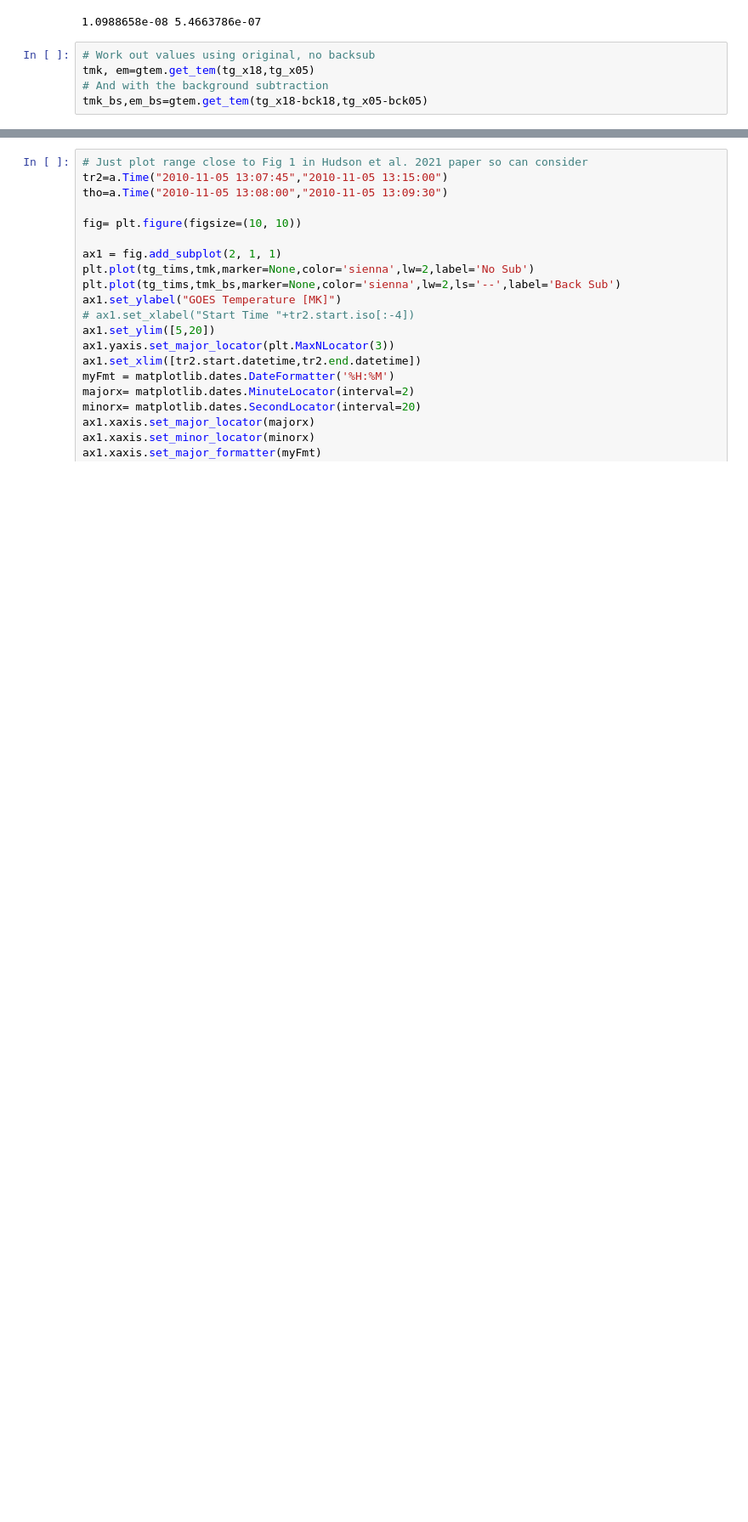
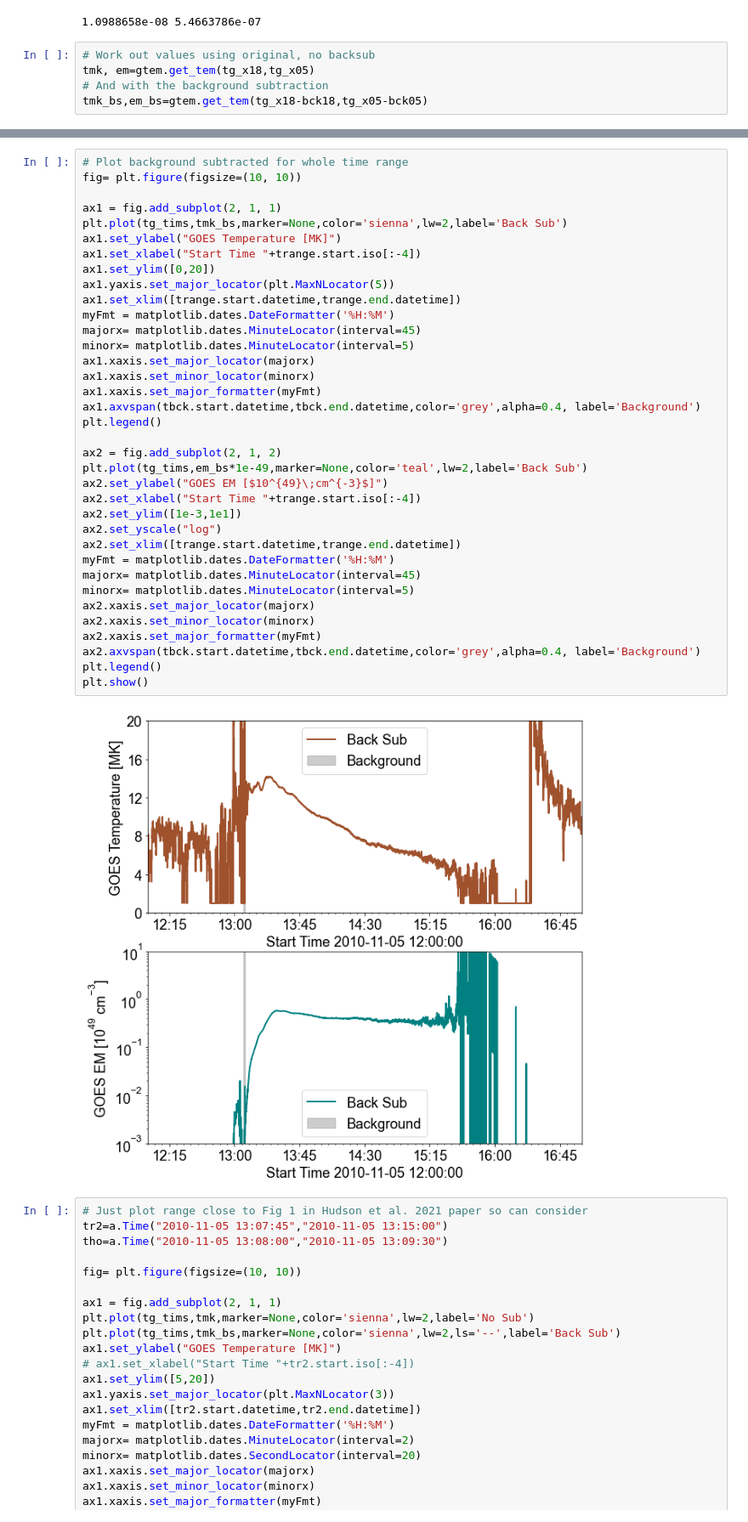
Before and after one commit to ianan/xrs_example, a Jupyter notebook: xrs15_tem_example.ipynb, the cells around one changed output, grey strips where cells are left out. Shown at 85% size. Saved outputs shown, nothing was run; the diff lists cells and outputs as text; blank space fills up the shorter version.

```diff
--- a/xrs15_tem_example.ipynb
+++ b/xrs15_tem_example.ipynb
@@ -140,3 +140,41 @@ plt.show()
+# %%
+# Plot background subtracted for whole time range
+fig= plt.figure(figsize=(10, 10))
+
+ax1 = fig.add_subplot(2, 1, 1)
+plt.plot(tg_tims,tmk_bs,marker=None,color='sienna',lw=2,label='Back Sub')
+ax1.set_ylabel("GOES Temperature [MK]")
+ax1.set_xlabel("Start Time "+trange.start.iso[:-4])
+ax1.set_ylim([0,20])
+ax1.yaxis.set_major_locator(plt.MaxNLocator(5))
+ax1.set_xlim([trange.start.datetime,trange.end.datetime])
+myFmt = matplotlib.dates.DateFormatter('%H:%M')
+majorx= matplotlib.dates.MinuteLocator(interval=45)
+minorx= matplotlib.dates.MinuteLocator(interval=5)
+ax1.xaxis.set_major_locator(majorx)
+ax1.xaxis.set_minor_locator(minorx)
+ax1.xaxis.set_major_formatter(myFmt)
+ax1.axvspan(tbck.start.datetime,tbck.end.datetime,color='grey',alpha=0.4, label='Background')
+plt.legend()
+
+ax2 = fig.add_subplot(2, 1, 2)
+plt.plot(tg_tims,em_bs*1e-49,marker=None,color='teal',lw=2,label='Back Sub')
+ax2.set_ylabel("GOES EM [$10^{49}\;cm^{-3}$]")
+ax2.set_xlabel("Start Time "+trange.start.iso[:-4])
+ax2.set_ylim([1e-3,1e1])
+ax2.set_yscale("log")
+ax2.set_xlim([trange.start.datetime,trange.end.datetime])
+myFmt = matplotlib.dates.DateFormatter('%H:%M')
+majorx= matplotlib.dates.MinuteLocator(interval=45)
+minorx= matplotlib.dates.MinuteLocator(interval=5)
+ax2.xaxis.set_major_locator(majorx)
+ax2.xaxis.set_minor_locator(minorx)
+ax2.xaxis.set_major_formatter(myFmt)
+ax2.axvspan(tbck.start.datetime,tbck.end.datetime,color='grey',alpha=0.4, label='Background')
+plt.legend()
+plt.show()
+# %% [output]
+[figure, added]
 # %%
 # Just plot range close to Fig 1 in Hudson et al. 2021 paper so can consider
 tr2=a.Time("2010-11-05 13:07:45","2010-11-05 13:15:00")
```
Also changed, not shown: parts of 4 cells of this notebook, 1 other file.
